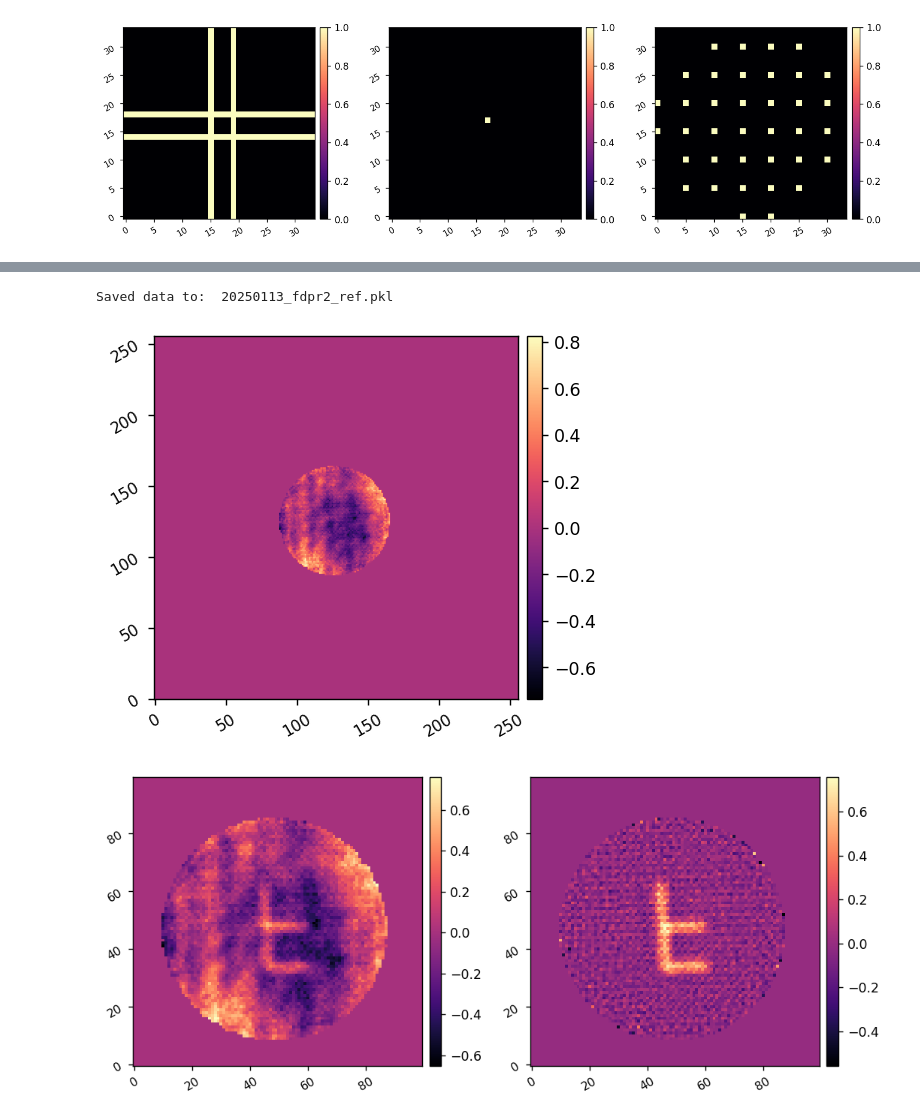
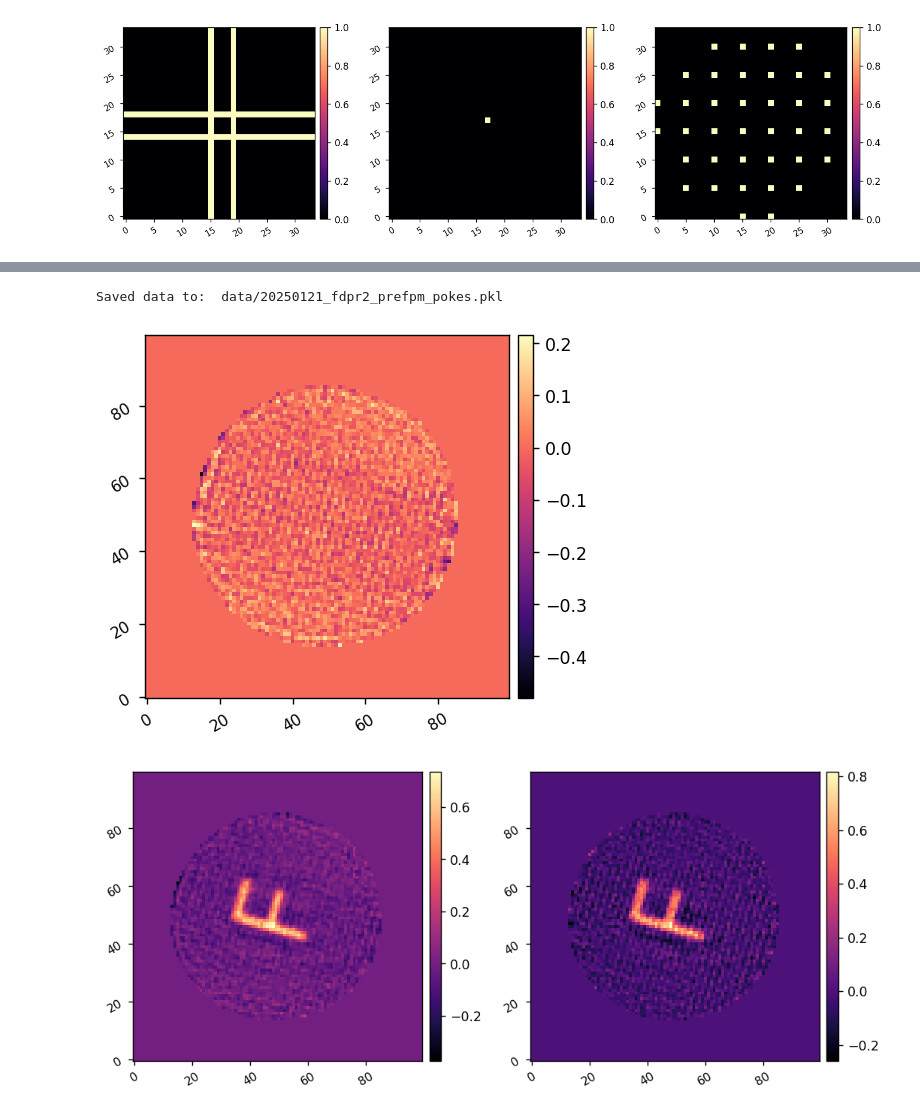
Before and after one commit to kian1377/aefc-vortex, a Jupyter notebook: scoob/run_fdpr_fpm.ipynb, the cells around one changed output, grey strips where cells are left out. Saved outputs shown, nothing was run; the diff lists cells and outputs as text; code cells hidden in the pictures.

```diff
--- a/scoob/run_fdpr_fpm.ipynb
+++ b/scoob/run_fdpr_fpm.ipynb
@@ -143,26 +168,29 @@ INFO:fdpr2:Updated shmims fdpr2_phase and fdpr2_amp
 # %%
-utils.save_pickle(f'data/{today}_fdpr2_prefpm_ref.pkl', fitdict)
+# utils.save_pickle(f'data/{today}_fdpr2_prefpm_ref.pkl', fitdict)
+# utils.save_pickle(f'data/{today}_fdpr2_prefpm_ring_13.pkl', fitdict)
 # utils.save_pickle(f'data/{today}_fdpr2_prefpm_ring_14.pkl', fitdict)
 # utils.save_pickle(f'data/{today}_fdpr2_prefpm_ring_15.pkl', fitdict)
 # utils.save_pickle(f'data/{today}_fdpr2_prefpm_ring_16.pkl', fitdict)
 # utils.save_pickle(f'data/{today}_fdpr2_prefpm_f.pkl', fitdict)
 # utils.save_pickle(f'data/{today}_fdpr2_prefpm_cross.pkl', fitdict)
-# utils.save_pickle(f'data/{today}_fdpr2_prefpm_pokes.pkl', fitdict)
+utils.save_pickle(f'data/{today}_fdpr2_prefpm_pokes.pkl', fitdict)
 # %% [output]
-Saved data to:  20250113_fdpr2_ref.pkl
+Saved data to:  data/20250121_fdpr2_prefpm_pokes.pkl
 # %%
 I.zero_dm()
 # %%
-ref_data = utils.load_pickle(f'data/{today}_fdpr2_prefpm_ref.pkl')
+date = 20250121
+
+ref_data = utils.load_pickle(f'data/{date}_fdpr2_prefpm_ref.pkl')
 ref_phs = ref_data['PHS']
-imshow1(ref_phs)
+imshow1(ref_phs, npix=100)
 # %% [output]
-[figure, old version]
+[figure, new version]
 # %%
-f_data = utils.load_pickle(f'data/{today}_fdpr2_prefpm_f.pkl')
+f_data = utils.load_pickle(f'data/{date}_fdpr2_prefpm_f.pkl')
 f_phs = f_data['PHS']
 diff = f_phs-ref_phs
 imshow2(f_phs, diff, npix=100)
 # %% [output]
-[figure, old version]
+[figure, new version]
 # %%
```
Also changed, not shown: parts of 14 cells of this notebook, 7 other files.
